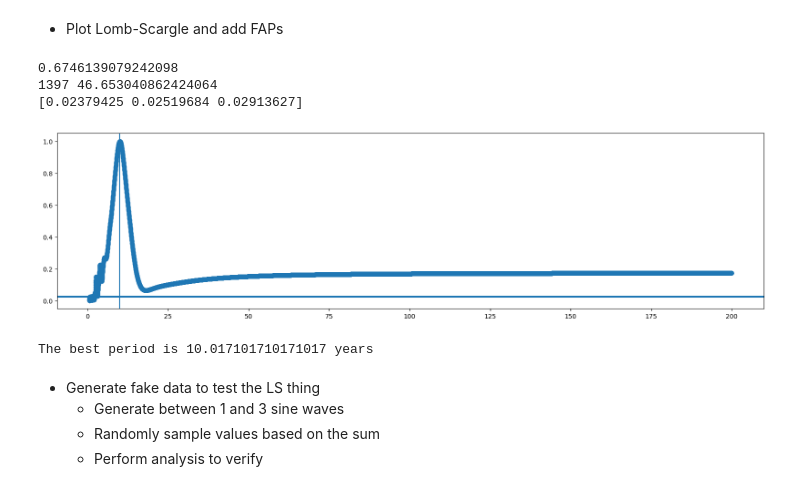
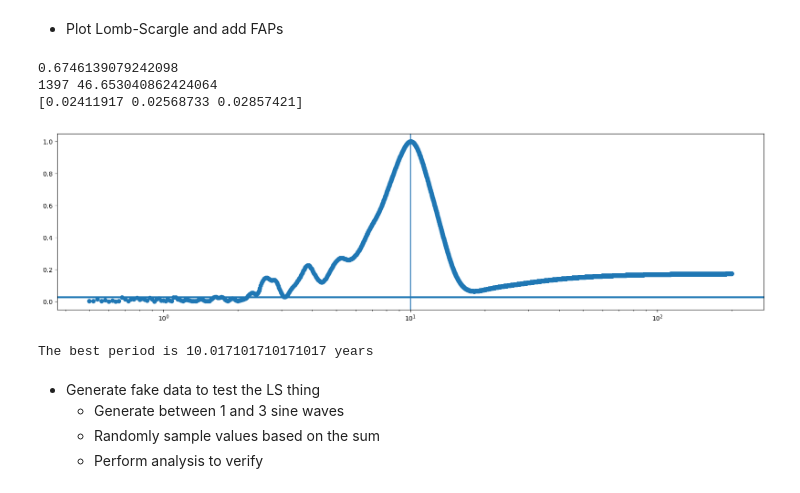
Before and after one commit to JoeyWee1/SolarCycleForecasting, a Jupyter notebook: rationalising_priors.ipynb, the cells around one changed output. Cells and saved outputs as stored; diff of their text form; code cells hidden in the pictures.

```diff
--- a/rationalising_priors.ipynb
+++ b/rationalising_priors.ipynb
@@ -82,35 +82,37 @@ peak_periods = periods[peaks]
 
 # Things for calculating the FAP
 N = len(train_df)
 T = train_df['year'].max() - train_df['year'].min()
 M = T * (1/min_period - 1/max_period)
 print(N,M)
 
 # FAPs of note
 FAPs = np.array([10, 5, 1]) / 100
 power_invFAPs = ls.false_alarm_level(FAPs, method = 'bootstrap') / max_power
 # power_invFAPs = invFAP(N = N, M = M, FAP = FAPs)
 # power_invFAPs = 2 * power_invFAPs / (N - 1)  # convert HB units to standard
 # power_invFAPs /= max_power
 print(power_invFAPs)
 
 # plot the thing
 fig, ax = plt.subplots(1, figsize = (20,5))
+ax.set_xscale('log')
+# ax.set_yscale('log')
 ax.scatter(periods,power)
 for peak_period in peak_periods:
     ax.axvline(peak_period)
 for power_invFAP in power_invFAPs:
     ax.axhline(power_invFAP)
 plt.show()
 
 # print the best period
 best_period = periods[np.argmax(power)]
 print(f"The best period is {best_period} years")
 # %% [output]
 0.6746139079242098
 1397 46.653040862424064
-[0.02379425 0.02519684 0.02913627]
+[0.02411917 0.02568733 0.02857421]
-[figure, old version]
+[figure, new version]
 The best period is 10.017101710171017 years
 # %% [markdown]
 - Generate fake data to test the LS thing
```
Also changed, not shown: parts of 2 cells of this notebook.
